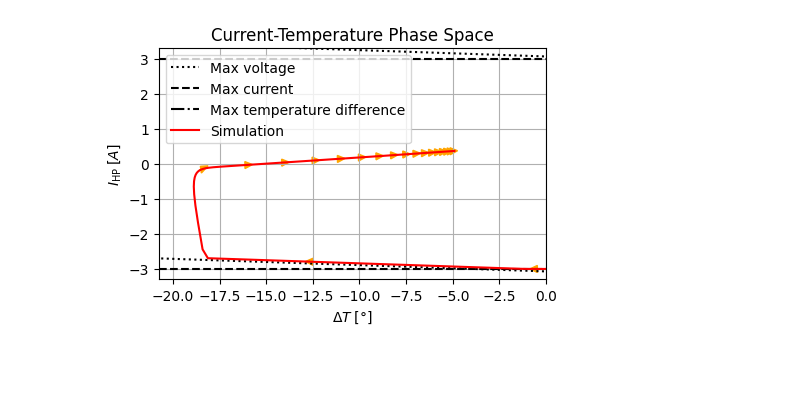
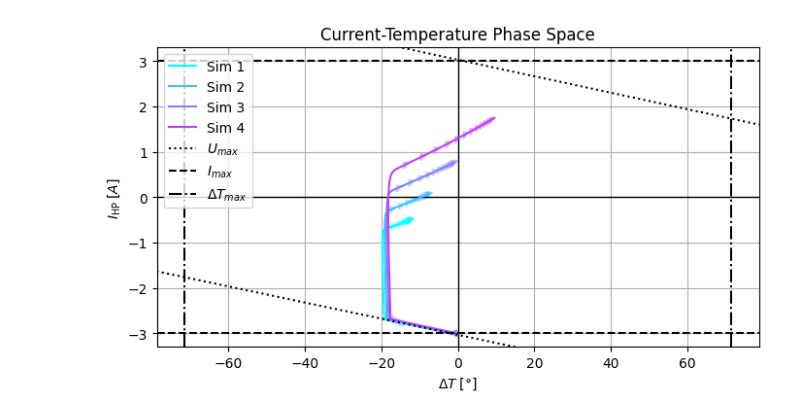
Before and after one commit to Jackmastro/Semester_Project, a Jupyter notebook: notebooks/main_simulation.ipynb, the cells around one changed output. Drawn from its saved outputs; the diff is of its cells as text; code cells hidden in the pictures; blank space fills up the shorter version.

```diff
--- a/notebooks/main_simulation.ipynb
+++ b/notebooks/main_simulation.ipynb
@@ -79,22 +99,9 @@ sim.plot_results()
 # %%
-x_sim = results["T_h"].to_numpy() - results["T_c"].to_numpy()
-y_sim = results["I_HP"].to_numpy()
-COP_sim = results["COP"].to_numpy()
-
-x = results[["SoC", "T_c", "T_h"]].to_numpy().T
-u = results[["I_HP", "x_FAN"]].to_numpy().T
-
-def get_constraints(delta_T:np.ndarray) -> np.ndarray:
-    y_vec_min = (-model.U_BT_num(x, u) - model.S_M * (delta_T)) / model.R_M
-    y_vec_max = (model.U_BT_num(x, u) - model.S_M * (delta_T)) / model.R_M
-    return y_vec_min, y_vec_max
-
-x_vec = np.linspace(-100, 100, len(x_sim))
-y_vec_min, y_vec_max = get_constraints(x_vec)
+colormap = plt.colormaps['cool']
 
 ## Arrows
 # Steps and thresholds to sparse the arrows
-arrow_step = 30
+arrow_step = 80
 # threshold_dx = 1.0
 # threshold_dy = 0.003
 
@@ -107,53 +114,73 @@ arrow_step = 30
 
 # dx = np.diff(smoothed_x_sim)
 # dy = np.diff(smoothed_y_sim)
 
 # # Mask to filter and get only transients
 # arrow_mask = (np.abs(dx) > threshold_dx) | (np.abs(dy) > threshold_dy)
 # arrow_mask = np.concatenate((np.zeros(window_size), arrow_mask))
 # arrow_mask = np.cumsum(arrow_mask[::-1]) > 0
 # arrow_mask = arrow_mask[::-1]
 
 # arrow_x_vec = x_sim[arrow_mask]
 # arrow_y_vec = y_sim[arrow_mask]
 
 # arrow_dx_vec = dx[arrow_mask[window_size:]]
 # arrow_dy_vec = dy[arrow_mask[window_size:]]
 
 # arrow_x_vec = arrow_x_vec[::arrow_step]
 # arrow_y_vec = arrow_y_vec[::arrow_step]
 # arrow_dx_vec = arrow_dx_vec[::arrow_step]
 # arrow_dy_vec = arrow_dy_vec[::arrow_step]
 
-# Plot
-plt.figure(figsize=(5, 3))
-plt.plot(x_vec, y_vec_min, color='black', linestyle=':', label='Max voltage')
+# Constraints
+COP_sim = results["COP"].to_numpy()
+
+x = results[["SoC", "T_c", "T_h"]].to_numpy().T
+u = results[["I_HP", "x_FAN"]].to_numpy().T
+# TODO get them from model directly not like this
+def get_constraints(delta_T:np.ndarray) -> np.ndarray:
+    y_vec_min = (-model.U_BT_num(x, u) - model.S_M * (delta_T)) / model.R_M
+    y_vec_max = (model.U_BT_num(x, u) - model.S_M * (delta_T)) / model.R_M
+    return y_vec_min, y_vec_max
+
+x_vec = np.linspace(-100, 100, sim_len)
+y_vec_min, y_vec_max = get_constraints(x_vec)
+
+### Plot
+plt.figure(figsize=(8, 4))
+plt.axhline(y=0, lw=1, color='black', label='_nolegend_')
+plt.axvline(x=0, lw=1, color='black', label='_nolegend_')
+# Group by simulation_id
+for sim_id, group in all_results_df.groupby(level='simulation_id'):
+    # Compute x and y values for this trajectory
+    x_sim = group["T_h"].to_numpy() - group["T_c"].to_numpy()
+    y_sim = group["I_HP"].to_numpy()
+
+    # Plot each trajectory
+    traj_color = colormap(sim_id / num_traj)
+    plt.plot(x_sim, y_sim, label=f"Sim {sim_id+1}", color=traj_color)
+    for i in range(0, len(x_sim) - arrow_step, arrow_step):
+        plt.arrow(
+            x_sim[i], y_sim[i],
+            x_sim[i + 1] - x_sim[i], y_sim[i + 1] - y_sim[i],
+            head_width=0.15, head_length=1.5, fc=traj_color, ec=traj_color, alpha=0.3
+        )
+
+plt.plot(x_vec, y_vec_min, color='black', linestyle=':', label=r'$U_{max}$')
 plt.plot(x_vec, y_vec_max, color='black', linestyle=':')
-plt.axhline(y=model.I_HP_max, color='black', linestyle='--', label='Max current')
+plt.axhline(y=model.I_HP_max, color='black', linestyle='--', label=r'$I_{max}$')
 plt.axhline(y=-model.I_HP_max, color='black', linestyle='--')
-plt.axvline(x=model.DeltaT_max, color='black', linestyle='-.', label='Max temperature difference')
+plt.axvline(x=model.DeltaT_max, color='black', linestyle='-.', label=r'$\Delta T_{max}$')
 plt.axvline(x=-model.DeltaT_max, color='black', linestyle='-.')
-plt.plot(x_sim, y_sim, color='r', label='Simulation')
-# for i in range(len(arrow_x_vec)):
-#     plt.arrow(
-#         arrow_x_vec[i], arrow_y_vec[i],
-#         arrow_dx_vec[i], arrow_dy_vec[i],
-#         head_width=0.2, head_length=0.4, fc='red', ec='red'
-#     )
-for i in range(0, len(x_sim) - arrow_step, arrow_step):
-    plt.arrow(
-        x_sim[i], y_sim[i],
-        x_sim[i + 1] - x_sim[i], y_sim[i + 1] - y_sim[i],
-        head_width=0.2, head_length=0.4, fc='orange', ec='orange', alpha=1.0
-    )
+
+# Configure plot
+plt.xlim(-model.DeltaT_max * 1.1, model.DeltaT_max * 1.1)
+plt.ylim(-model.I_HP_max * 1.1, model.I_HP_max * 1.1)
 plt.xlabel(r'$\Delta T \; [°]$')
 plt.ylabel(r'$I_\mathrm{HP} \; [A]$')
 plt.title('Current-Temperature Phase Space')
-
-plt.xlim(x_sim.min() - abs(x_sim.min()) * 0.1, x_sim.max() + abs(x_sim.max()) * 0.1)
-plt.ylim(-model.I_HP_max * 1.1, model.I_HP_max * 1.1)
+plt.legend()
 plt.grid()
-plt.legend()
 plt.show()
 # %% [output]
-[figure, old version]
+[figure, new version]
```
Also changed, not shown: parts of 3 cells of this notebook, 1 other file.
